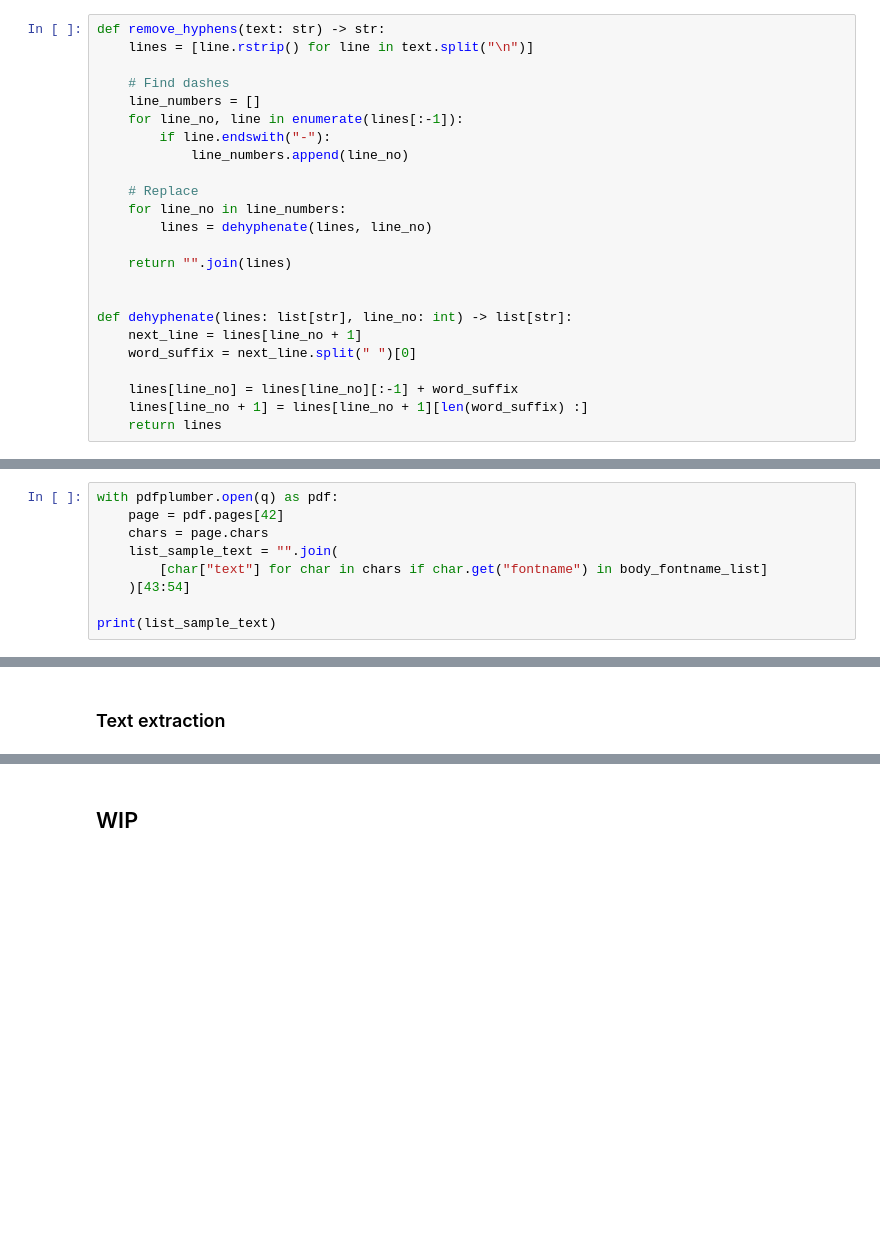
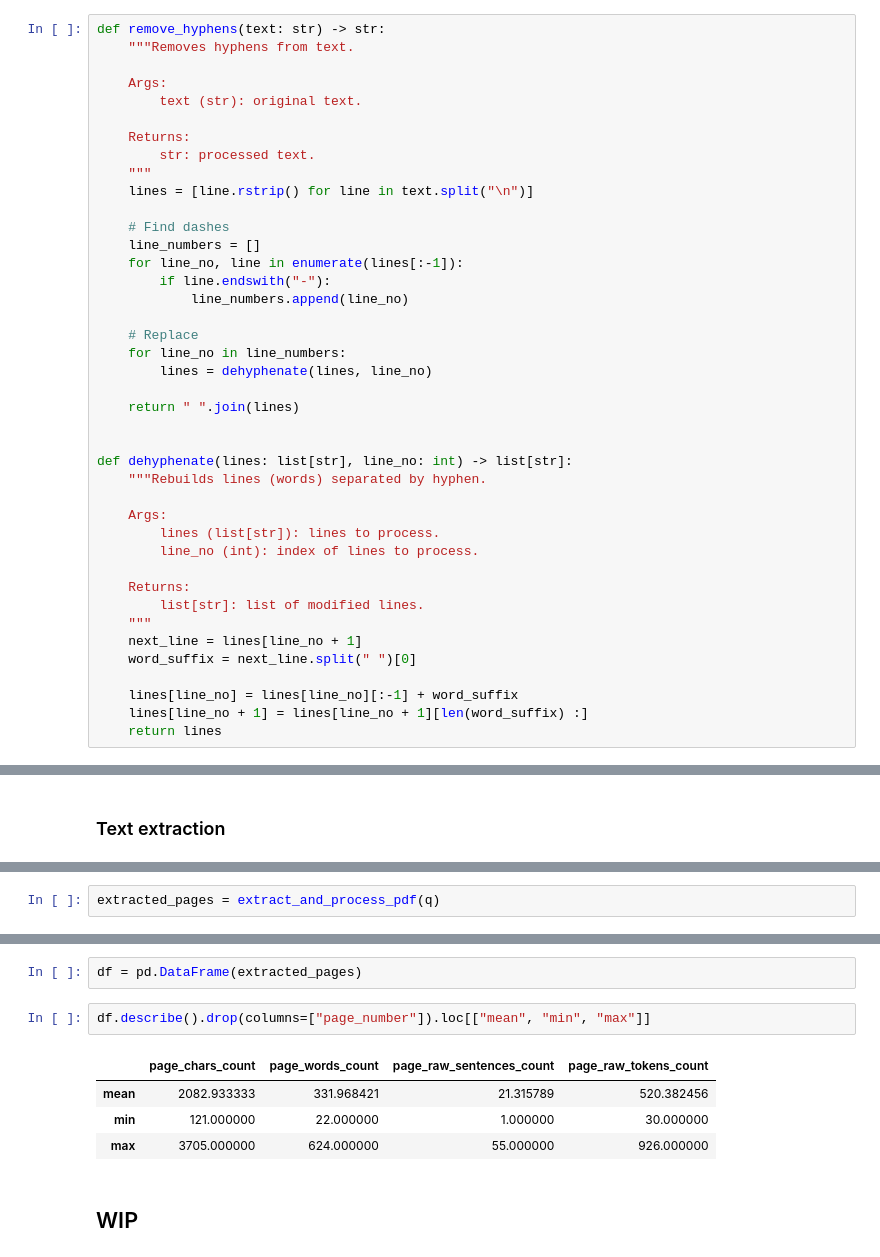
Before and after one commit to anquetos/gcp-professional-data-engineer-rag, a Jupyter notebook: test-pdf-import.ipynb, the cells around one changed output, grey strips where cells are left out. Cells and saved outputs as stored; diff of their text form; blank space fills up the shorter version.

Commit message:
Changed targeting strategy (text > chars) and text post-processing.

```diff
--- a/test-pdf-import.ipynb
+++ b/test-pdf-import.ipynb
@@ -135,6 +178,14 @@ con-
 necting
 # %%
 def remove_hyphens(text: str) -> str:
+    """Removes hyphens from text.
+
+    Args:
+        text (str): original text.
+
+    Returns:
+        str: processed text.
+    """
     lines = [line.rstrip() for line in text.split("\n")]
 
     # Find dashes
@@ -147,10 +198,19 @@ def remove_hyphens(text: str) -> str:
     for line_no in line_numbers:
         lines = dehyphenate(lines, line_no)
 
-    return "".join(lines)
+    return " ".join(lines)
 
 
 def dehyphenate(lines: list[str], line_no: int) -> list[str]:
+    """Rebuilds lines (words) separated by hyphen.
+
+    Args:
+        lines (list[str]): lines to process.
+        line_no (int): index of lines to process.
+
+    Returns:
+        list[str]: list of modified lines.
+    """
     next_line = lines[line_no + 1]
     word_suffix = next_line.split(" ")[0]
 
@@ -170,9 +227,0 @@ Our text contain several ordered or unordered lists. When we look at how they ar
-# %%
-with pdfplumber.open(q) as pdf:
-    page = pdf.pages[42]
-    chars = page.chars
-    list_sample_text = "".join(
-        [char["text"] for char in chars if char.get("fontname") in body_fontname_list]
-    )[43:54]
-
-print(list_sample_text)
@@ -243,0 +277,2 @@ def split_lower_and_upper(text: str) -> str:
+# %%
+extracted_pages = extract_and_process_pdf(q)
@@ -244,2 +288,11 @@ def split_lower_and_upper(text: str) -> str:
+# %%
+df = pd.DataFrame(extracted_pages)
+# %%
+df.describe().drop(columns=["page_number"]).loc[["mean", "min", "max"]]
+# %% [output]
+|  | page_chars_count | page_words_count | page_raw_sentences_count | page_raw_tokens_count |
+| mean | 2082.933333 | 331.968421 | 21.315789 | 520.382456 |
+| min | 121.000000 | 22.000000 | 1.000000 | 30.000000 |
+| max | 3705.000000 | 624.000000 | 55.000000 | 926.000000 |
 # %% [markdown]
 ## WIP
```
Also changed, not shown: parts of 28 cells of this notebook.
